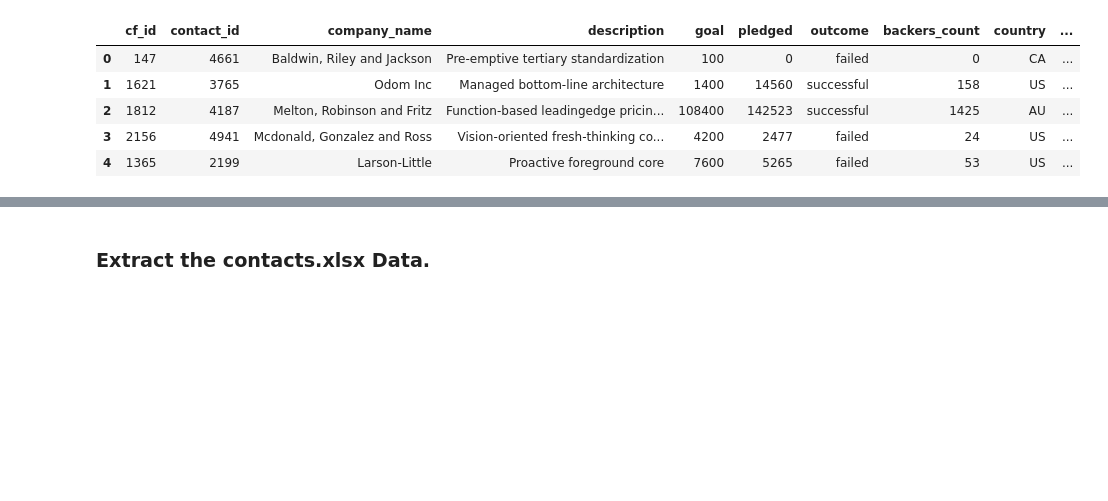
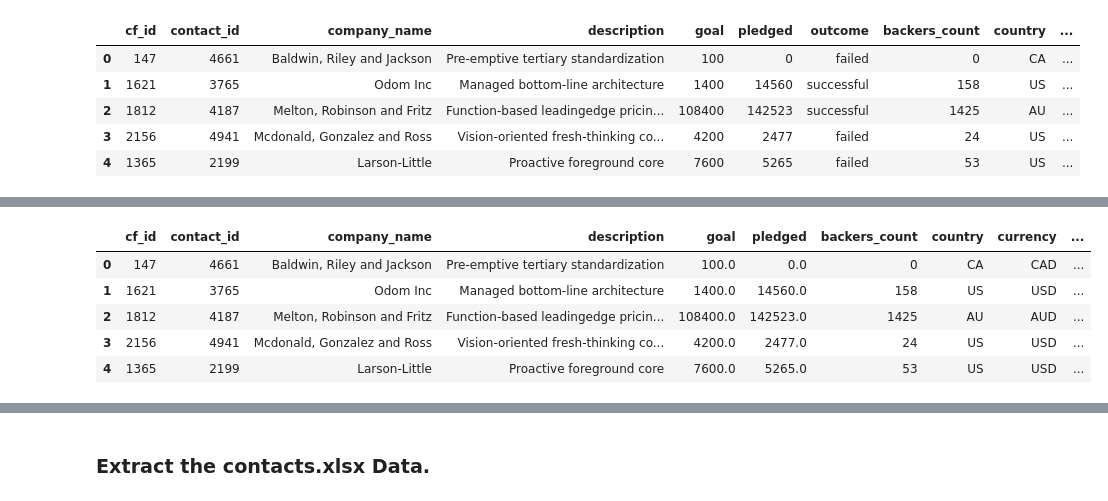
Before and after one commit to ktennant5378/Crowdfunding_ETL, a Jupyter notebook: Starter_Files/ETL_Mini_Project_Starter_Code.ipynb, the cells around one changed output, grey strips where cells are left out. Saved outputs shown, nothing was run; the diff lists cells and outputs as text; code cells hidden in the pictures; blank space fills up the shorter version.

```diff
--- a/Starter_Files/ETL_Mini_Project_Starter_Code.ipynb
+++ b/Starter_Files/ETL_Mini_Project_Starter_Code.ipynb
@@ -223,6 +227,8 @@ campaign_df.head()
 | 4 | 1365 | 2199 | Larson-Little | Proactive foreground core | 7600 | 5265 | failed | 53 | US | ... |
 # %%
 # Rename the blurb, launched_at, and deadline columns.
+campaign_df = campaign_df.rename(columns={'blurb': 'description', 'launched_at': 'launch_date', 'deadline': 'end_date'})
+campaign_df.head()
 # %% [output]
 |  | cf_id | contact_id | company_name | description | goal | pledged | outcome | backers_count | country | ... |
 | 0 | 147 | 4661 | Baldwin, Riley and Jackson | Pre-emptive tertiary standardization | 100 | 0 | failed | 0 | CA | ... |
@@ -232,6 +238,9 @@ campaign_df.head()
 | 4 | 1365 | 2199 | Larson-Little | Proactive foreground core | 7600 | 5265 | failed | 53 | US | ... |
 # %%
 # Convert the goal and pledged columns to a `float` data type.
+campaign_df['goal'] = campaign_df['goal'].astype(float)
+campaign_df['pledged'] = campaign_df['pledged'].astype(float)
+campaign_df.head()
 # %% [output]
 |  | cf_id | contact_id | company_name | description | goal | pledged | outcome | backers_count | country | ... |
 | 0 | 147 | 4661 | Baldwin, Riley and Jackson | Pre-emptive tertiary standardization | 100.0 | 0.0 | failed | 0 | CA | ... |
@@ -263,3 +273,6 @@ dtype: object
 # %%
 # Format the launched_date and end_date columns to datetime format
 from datetime import datetime as dt
+
+campaign_df['launch_date'] = campaign_df['launch_date'].apply(lambda x: dt.fromtimestamp(x))
+campaign_df['end_date'] = campaign_df['end_date'].apply(lambda x: dt.fromtimestamp(x))
@@ -273,7 +288,8 @@ from datetime import datetime as dt
 # %%
 # Merge the campaign_df with the category_df on the "category" column and
 # the subcategory_df on the "subcategory" column.
-
+campaign_merged_df = pd.merge(campaign_df, category_df, on='category', how='left')
+campaign_merged_df = pd.merge(campaign_merged_df, subcategory_df, on='subcategory', how='left')
 
 campaign_merged_df.tail(10)
 # %% [output]
@@ -299,0 +307,11 @@ campaign_merged_df.tail(10)
+# %%
+# Drop unwanted columns
+campaign_cleaned = campaign_merged_df.drop(columns=['category & sub-category','outcome','staff_pick','spotlight','category','subcategory'])
+campaign_cleaned.head()
+# %% [output]
+|  | cf_id | contact_id | company_name | description | goal | pledged | backers_count | country | currency | ... |
+| 0 | 147 | 4661 | Baldwin, Riley and Jackson | Pre-emptive tertiary standardization | 100.0 | 0.0 | 0 | CA | CAD | ... |
+| 1 | 1621 | 3765 | Odom Inc | Managed bottom-line architecture | 1400.0 | 14560.0 | 158 | US | USD | ... |
+| 2 | 1812 | 4187 | Melton, Robinson and Fritz | Function-based leadingedge pricin... | 108400.0 | 142523.0 | 1425 | AU | AUD | ... |
+| 3 | 2156 | 4941 | Mcdonald, Gonzalez and Ross | Vision-oriented fresh-thinking co... | 4200.0 | 2477.0 | 24 | US | USD | ... |
+| 4 | 1365 | 2199 | Larson-Little | Proactive foreground core | 7600.0 | 5265.0 | 53 | US | USD | ... |
```
Also changed, not shown: parts of 27 cells of this notebook, 2 other files.
